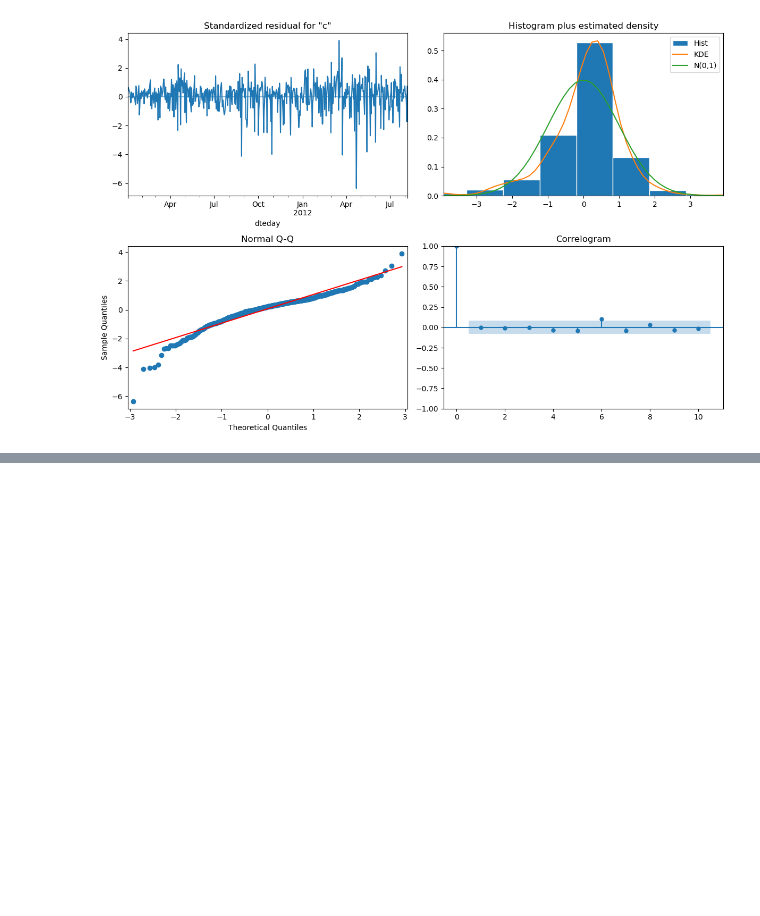
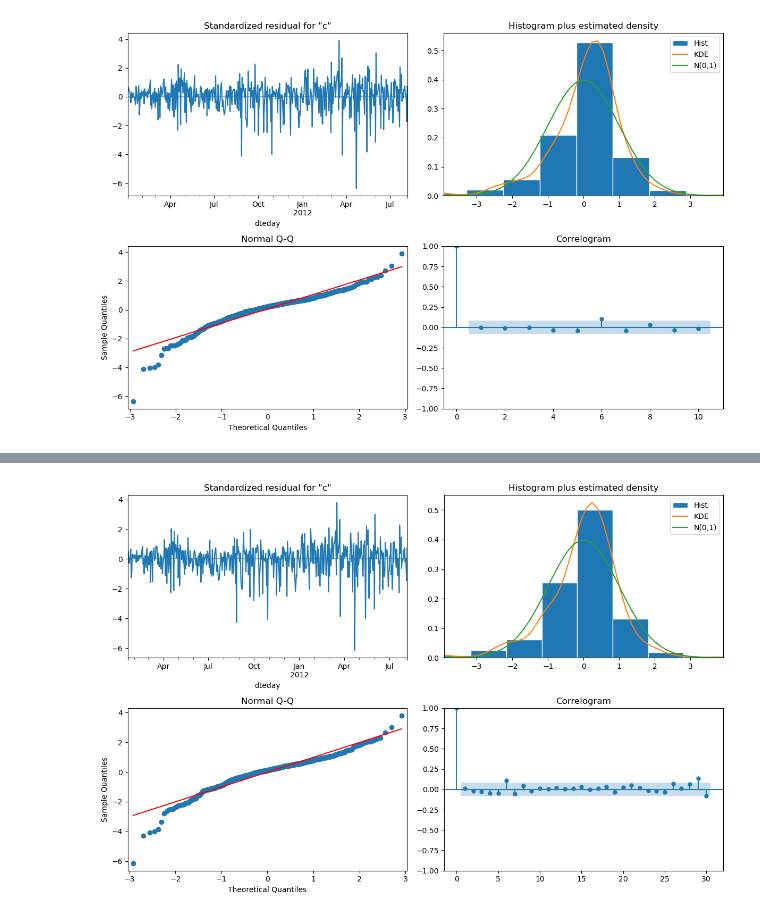
Before and after one commit to 2026059-rgb/CA1-2026059, a Jupyter notebook: notebooks/Khishigjargal_Burmaa_ca1-machine_learning_for_business.ipynb, the cells around one changed output, grey strips where cells are left out. Cells and saved outputs as stored; diff of their text form; code cells hidden in the pictures; blank space fills up the shorter version.

```diff
--- a/notebooks/Khishigjargal_Burmaa_ca1-machine_learning_for_business.ipynb
+++ b/notebooks/Khishigjargal_Burmaa_ca1-machine_learning_for_business.ipynb
@@ -887,0 +1226,27 @@ plt.show()
+# %%
+# Select best SARIMA candidate
+best_sarima_row = sarima_results_df.iloc[0]
+
+best_sarima_order = best_sarima_row["Order"]
+best_seasonal_order = best_sarima_row["Seasonal Order"]
+
+print("Best SARIMA Order:", best_sarima_order)
+print("Best Seasonal Order:", best_seasonal_order)
+print("Lowest AIC:", best_sarima_row["AIC"])
+
+# Fit selected model
+best_sarima = SARIMAX(
+    train,
+    order=best_sarima_order,
+    seasonal_order=best_seasonal_order,
+    enforce_stationarity=False,
+    enforce_invertibility=False
+)
+
+best_sarima_fit = best_sarima.fit(
+    disp=False,
+    maxiter=200
+)
+
+print("Converged:", best_sarima_fit.mle_retvals["converged"])
+print(best_sarima_fit.summary())
@@ -887,0 +1291,13 @@ plt.show()
+# %%
+# SARIMA residual diagnostic plots
+import matplotlib.pyplot as plt
+
+best_sarima_fit.plot_diagnostics(
+    figsize=(12, 8),
+    lags=30
+)
+
+plt.tight_layout()
+plt.show()
+# %% [output]
+[figure, added]
```
Also changed, not shown: parts of 33 cells of this notebook.
